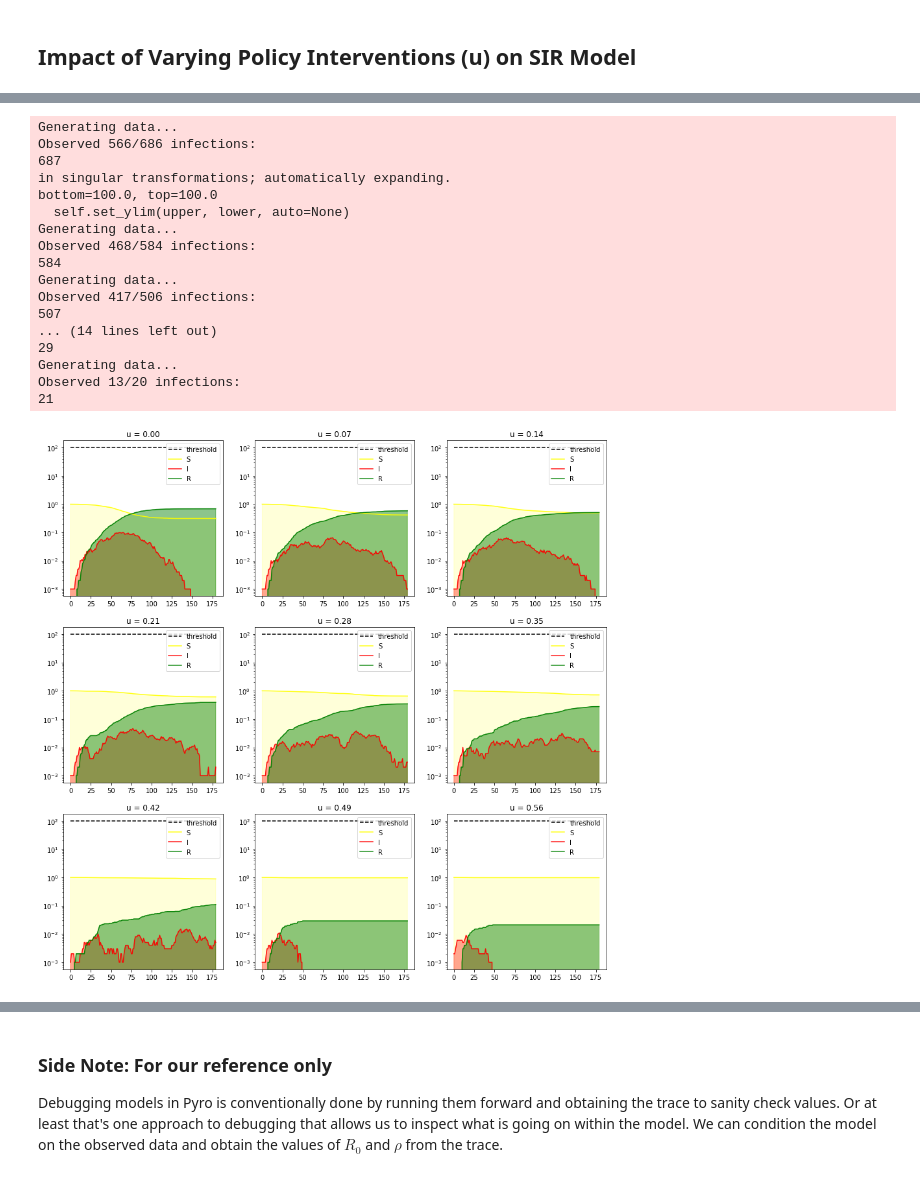
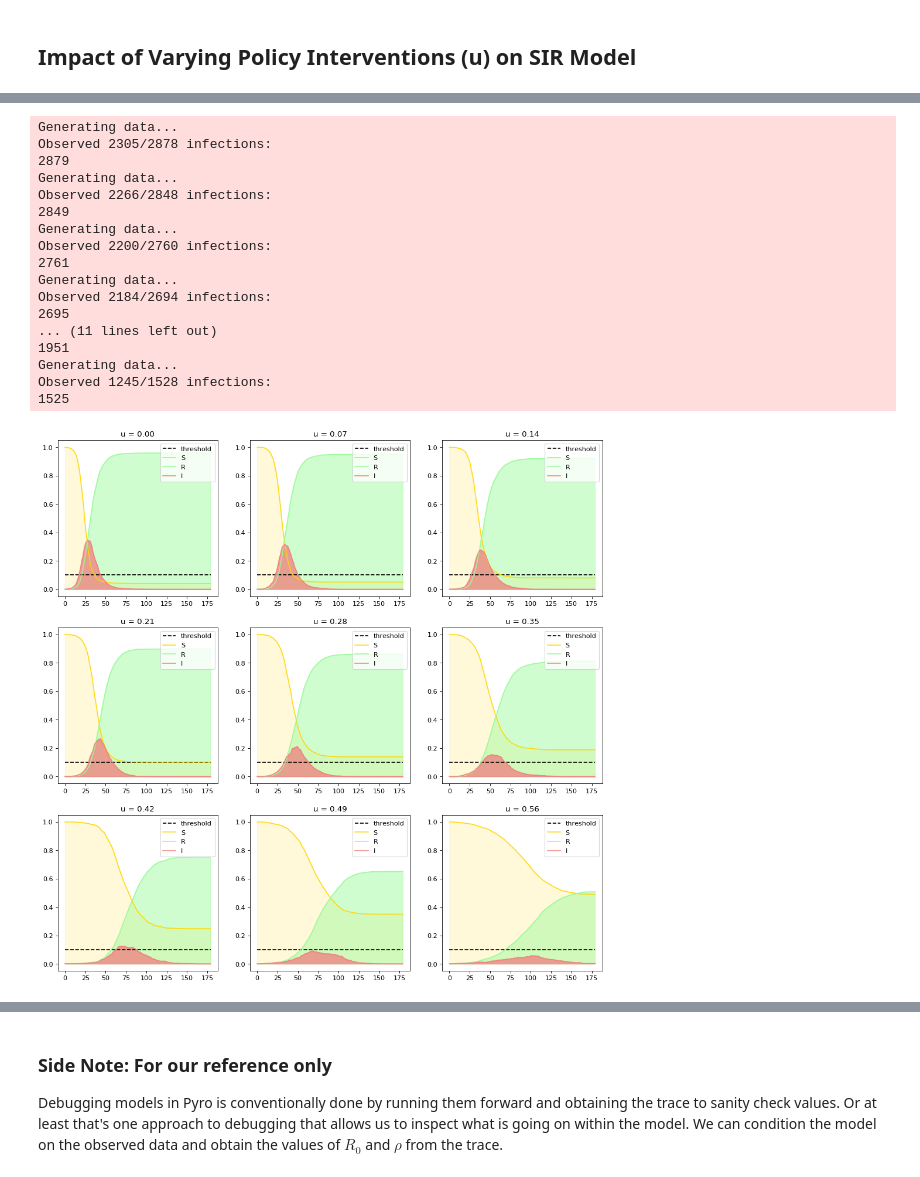
Before and after one commit to nkasmanoff/covid-pyro, a Jupyter notebook: notebooks/[SM] SIR-Noah Copy.ipynb, the cells around one changed output, grey strips where cells are left out. Saved outputs shown, nothing was run; the diff lists cells and outputs as text; code cells hidden in the pictures.

```diff
--- a/notebooks/[SM] SIR-Noah Copy.ipynb
+++ b/notebooks/[SM] SIR-Noah Copy.ipynb
@@ -104,7 +99,7 @@ def global_model(population):
     u: effect of policy intervention
     """
     tau = args.recovery_time  # Assume this can be measured exactly... TODO: Why not make this also a dist?
-    R0 = pyro.sample("R0", dist.LogNormal(0., 1.)) # these are priors on what we considered args.
+    R0 = pyro.sample("R0", dist.LogNormal(1.85, 0.45)) # these are priors on what we considered args.
     rho = pyro.sample("rho", dist.Uniform(0, 1))
 
     # Convert interpretable parameters to distribution parameters.
@@ -220,11 +213,11 @@ def generate_data(args):
 
         # we only need max observations if we do not use u,
         # or if we want to generate data without using u
-#         if args.max_observations > 0:
-#             if obs_sum <= args.max_observations and obs_sum >= args.min_observations:
-#                 logging.info("Observed {:d}/{:d} infections:\n{}".format(
-#                     obs_sum, S2I_sum, I2R_sum, " ".join([str(int(x)) for x in obs[:args.duration]])))
-#                 return {"S2I": S2I, "obs": obs, "I2R": I2R}
+        if args.max_observations > 0:
+            if obs_sum <= args.max_observations and obs_sum >= args.min_observations:
+                logging.info("Observed {:d}/{:d} infections:\n{}".format(
+                    obs_sum, S2I_sum, I2R_sum, " ".join([str(int(x)) for x in obs[:args.duration]])))
+                return {"S2I": S2I, "obs": obs, "I2R": I2R}
 
 #         else:
         if obs_sum >= args.min_observations:
@@ -237,13 +230,13 @@ def generate_data(args):
                      .format(args.min_observations, args.max_observations))
 # %%
 from argparse import Namespace
-args = Namespace(population=1000,
+args = Namespace(population=3000,
                  min_observations=10,
-                 max_observations=800,
+                 max_observations=2500,
                  duration=180,
                  forecast=25,
-                 basic_reproduction_number=1.5,  # what our epidemic's R0 is.
-                 recovery_time=7.0,  #recovery timne. These values are
+                 basic_reproduction_number=3.0,  # what our epidemic's R0 is.
+                 recovery_time=7.0,  #recovery time. These values are
                  response_rate=0.8,  # this is the probability of observed infections (noisy)
                  enum=True,
                  sequential=True,
@@ -337,52 +334,60 @@ for ii in range(3):   # since i is used for the compartmental model
         _I = []
         _R = []
 
         s = args.population - 1
         i = 1
         r = 0
 
         for t in range(args.duration):
             s -= data['S2I'][t].item()
             i += data['S2I'][t].item()
             i -= data['I2R'][t].item()
             r += data['I2R'][t].item()
             _S.append(s)
             _I.append(i)
             _R.append(r)
 
         _S = torch.tensor(_S)/args.population
         _I = torch.tensor(_I)/args.population
         _R = torch.tensor(_R)/args.population
         x_vals = np.arange(0, len(_S), 1)  # length of all arrays is the same as duration
         # plot the threshold
-        ax[ii, j].plot([args.population/10]*len(_S), label='threshold', color='black', linestyle='dashed')
-        ax[ii, j].set_yscale('log')
+        ax[ii, j].plot([0.1]*len(_S), label='threshold', color='black', linestyle='dashed')
+        #ax[ii, j].set_yscale('log')
 
-        ax[ii, j].plot(_S, label='S', color='yellow', alpha=0.9)
-        ax[ii, j].fill_between(x_vals, _S, color='yellow', alpha=0.15)
-        ax[ii, j].plot(_I, label='I', color='red', alpha=0.9)
-        ax[ii, j].fill_between(x_vals, _I, color='red', alpha=0.35)
-        ax[ii, j].plot(_R, label='R', color='green', alpha=0.9)
-        ax[ii, j].fill_between(x_vals, _R, color='green', alpha=0.45)
+        ax[ii, j].plot(_S, label='S', color='gold', alpha=0.9)
+        ax[ii, j].fill_between(x_vals, _S, color='gold', alpha=0.15)
+
+        ax[ii, j].plot(_R, label='R', color='palegreen', alpha=0.9)
+        ax[ii, j].fill_between(x_vals, _R, color='palegreen', alpha=0.45)
+
+        # plot the infections last so that it's on top
+        ax[ii, j].plot(_I, label='I', color='lightcoral', alpha=0.9)
+        ax[ii, j].fill_between(x_vals, _I, color='lightcoral', alpha=0.75)
+
         ax[ii, j].legend(loc="upper right")
         ax[ii, j].set_title("u = {:.2f}".format(args.policy_intervention))
         count += 1
+plt.savefig('/home/code-base/covid/intervention_grid.png', dpi=150, bbox_width='tight')
+
+# reset policy intervention
+args.policy_intervention = 0
 # %% [output]
 Generating data...
-Observed 566/686 infections:
-687
-in singular transformations; automatically expanding.
-bottom=100.0, top=100.0
-  self.set_ylim(upper, lower, auto=None)
+Observed 2305/2878 infections:
+2879
 Generating data...
-Observed 468/584 infections:
-584
+Observed 2266/2848 infections:
+2849
 Generating data...
-Observed 417/506 infections:
-507
-... (14 lines left out)
-29
+Observed 2200/2760 infections:
+2761
 Generating data...
-Observed 13/20 infections:
-21
+Observed 2184/2694 infections:
+2695
+... (11 lines left out)
+1951
+Generating data...
+Observed 1245/1528 infections:
+1525
-[figure, old version]
+[figure, new version]
```
Also changed, not shown: parts of 33 cells of this notebook, 19 other files.
